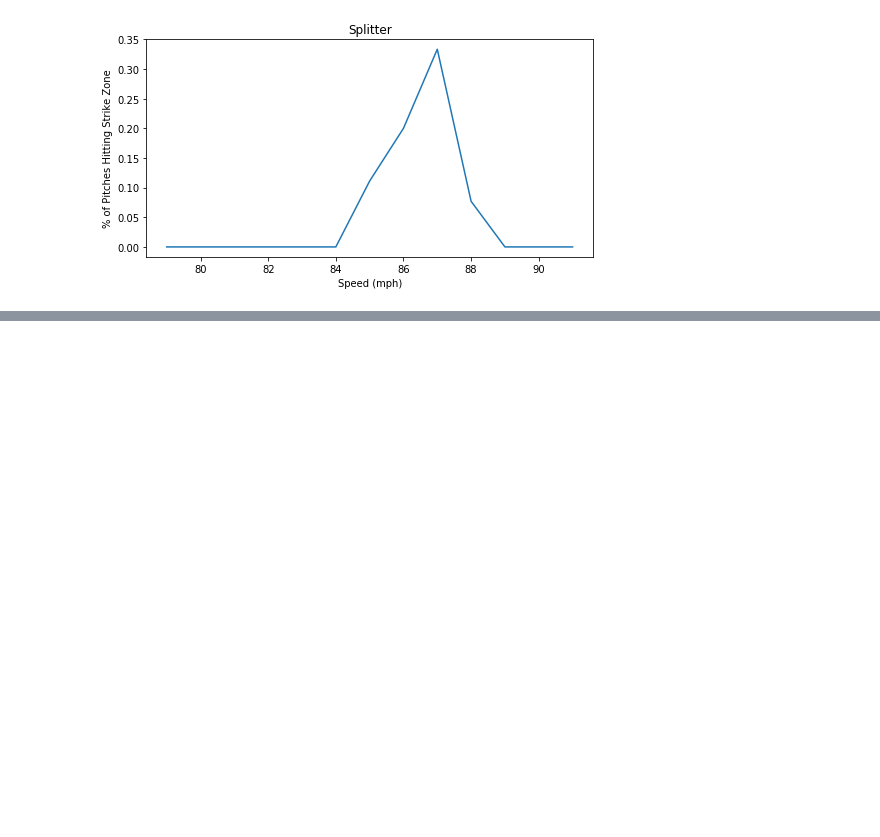
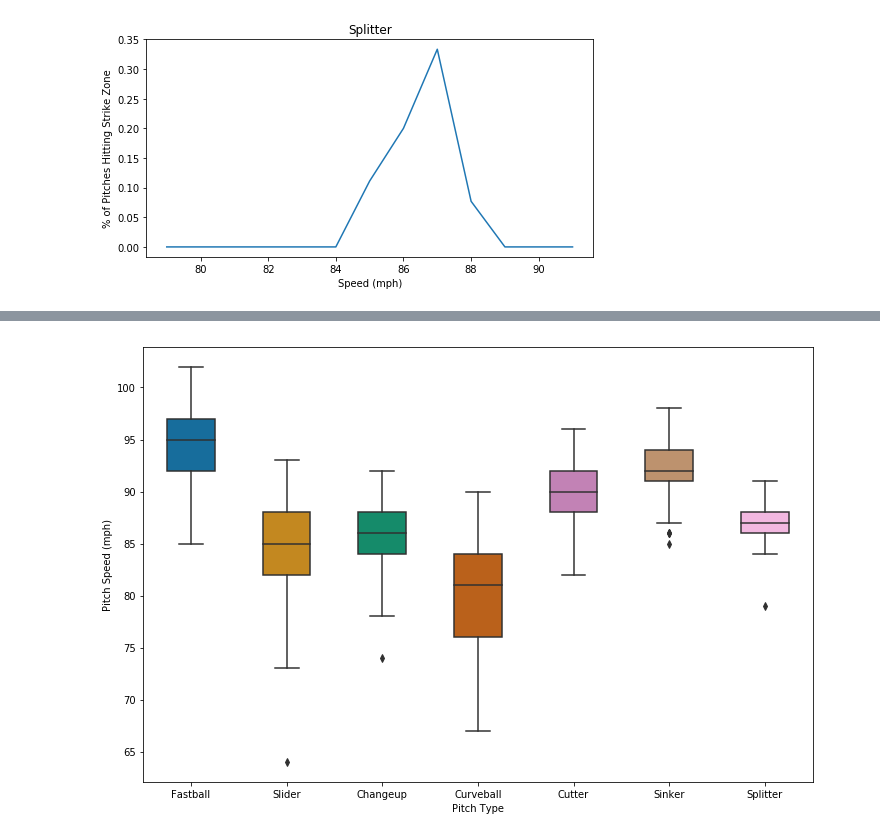
Before and after one commit to ForrestMcDougal/MLB-Postseason-Umpire-Analysis, a Jupyter notebook: Plotting_Pitches.ipynb, the cells around one changed output, grey strips where cells are left out. Saved outputs shown, nothing was run; the diff lists cells and outputs as text; code cells hidden in the pictures; blank space fills up the shorter version.

```diff
--- a/Plotting_Pitches.ipynb
+++ b/Plotting_Pitches.ipynb
@@ -271,0 +313,20 @@ for pitch_type in pitch_types:
+# %%
+fig_size = plt.rcParams["figure.figsize"]
+fig_size[0] = 12
+fig_size[1] = 8
+plt.rcParams["figure.figsize"] = fig_size
+
+pitch_df['Pitch_Sting'] = ''
+
+for i, row in pitch_df.iterrows():
+    pitch_df.loc[i, 'Pitch_String'] = pitch_dictionary[row['Pitch_Type']]
+# %%
+bplot = sns.boxplot(y='Pitch_Speed', x='Pitch_String',
+                    data=pitch_df,
+                    width=0.5,
+                    palette="colorblind")
+plt.ylabel('Pitch Speed (mph)')
+plt.xlabel('Pitch Type')
+plt.savefig('Images/pitch_boxplot.png')
+# %% [output]
+[figure, added]
```
Also changed, not shown: parts of 4 cells of this notebook, 8 other files.
